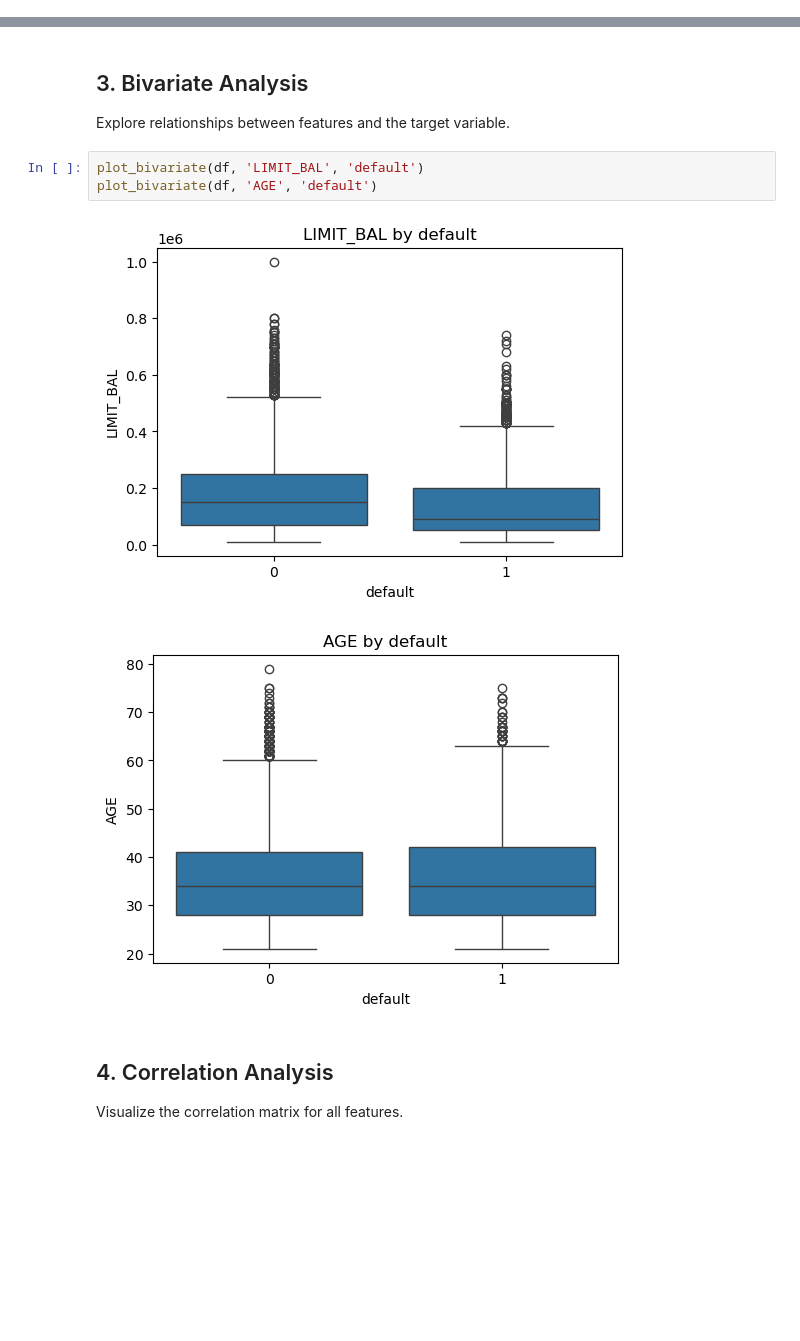
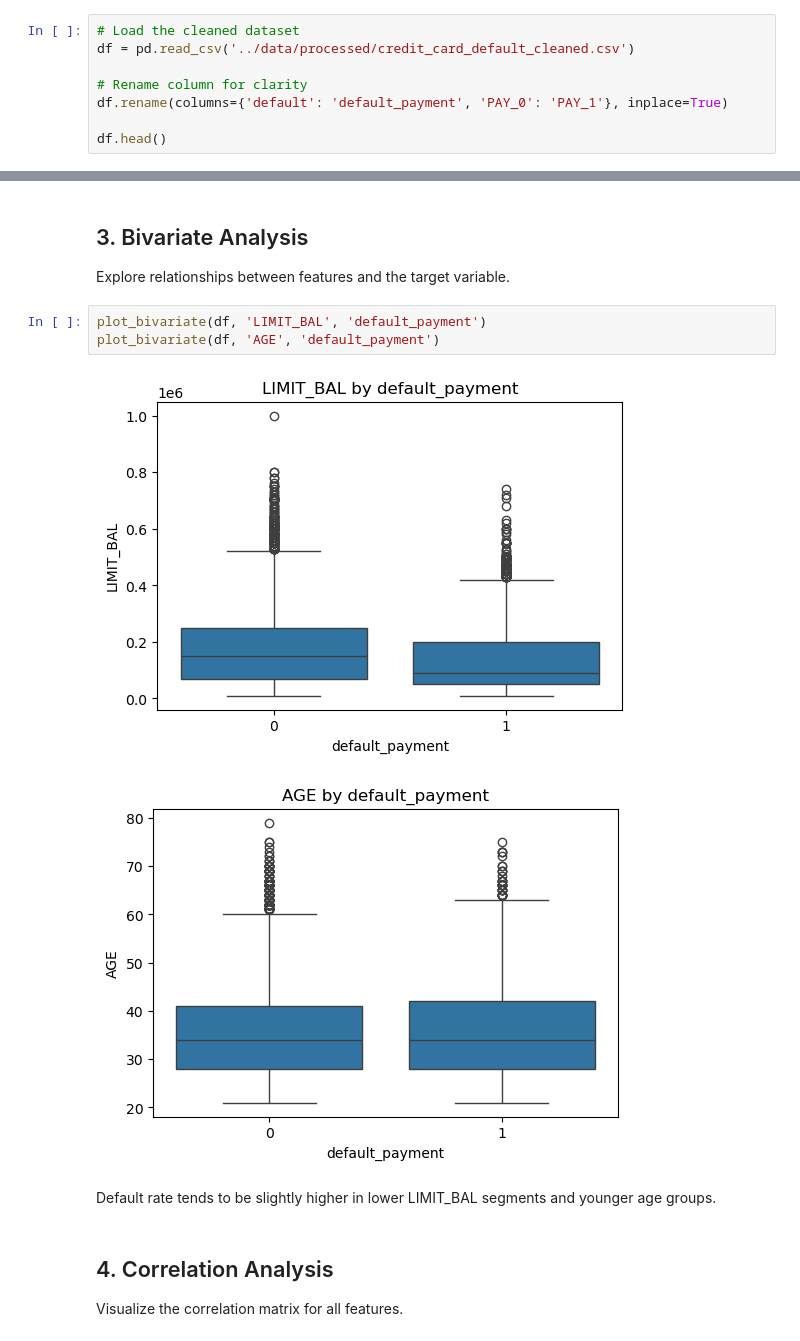
Before and after one commit to SANDIEGOAI/Credit_Card_Default, a Jupyter notebook: notebooks/03_exploratory_data_analysis.ipynb, the cells around one changed output, grey strips where cells are left out. Cells and saved outputs as stored; diff of their text form; blank space fills up the shorter version.

Commit message:
feat: data exploration

```diff
--- a/notebooks/03_exploratory_data_analysis.ipynb
+++ b/notebooks/03_exploratory_data_analysis.ipynb
@@ -22,0 +12,8 @@ df.head()
+# %%
+# Load the cleaned dataset
+df = pd.read_csv('../data/processed/credit_card_default_cleaned.csv')
+
+# Rename column for clarity
+df.rename(columns={'default': 'default_payment', 'PAY_0': 'PAY_1'}, inplace=True)
+
+df.head()
@@ -35,11 +42,13 @@ plot_univariate(df, 'BILL_AMT1')
 ## 3. Bivariate Analysis
 Explore relationships between features and the target variable.
 # %%
-plot_bivariate(df, 'LIMIT_BAL', 'default')
-plot_bivariate(df, 'AGE', 'default')
+plot_bivariate(df, 'LIMIT_BAL', 'default_payment')
+plot_bivariate(df, 'AGE', 'default_payment')
 # %% [output]
-[figure, old version]
+[figure, new version]
-[figure, old version]
+[figure, new version]
+# %% [markdown]
+Default rate tends to be slightly higher in lower LIMIT_BAL segments and younger age groups.
 # %% [markdown]
 ## 4. Correlation Analysis
 Visualize the correlation matrix for all features.
```
Also changed, not shown: parts of 51 cells of this notebook, 5 other files.
